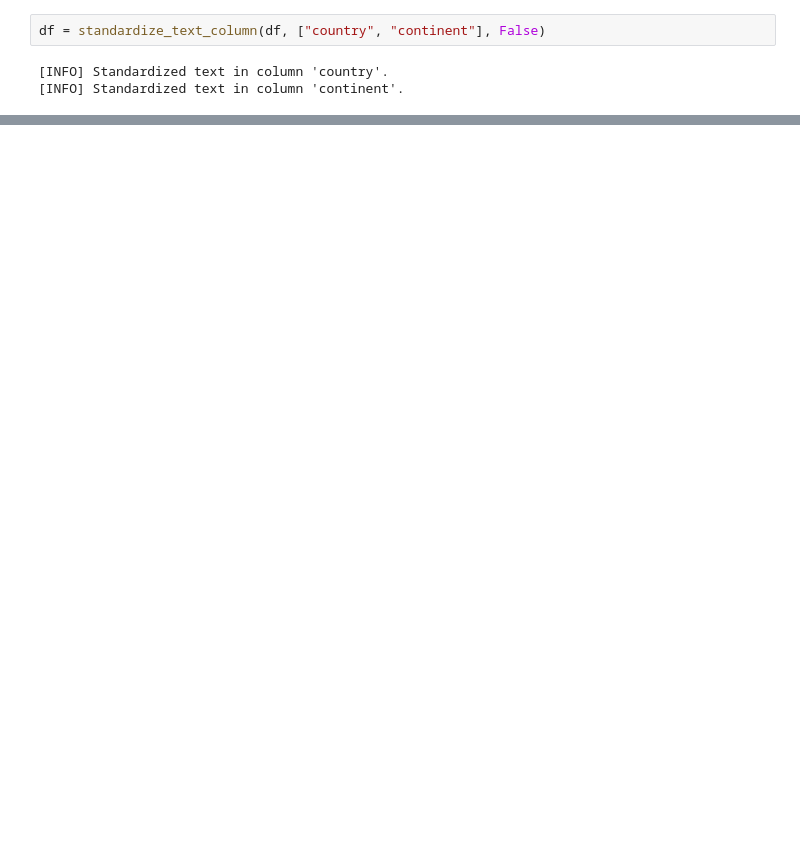
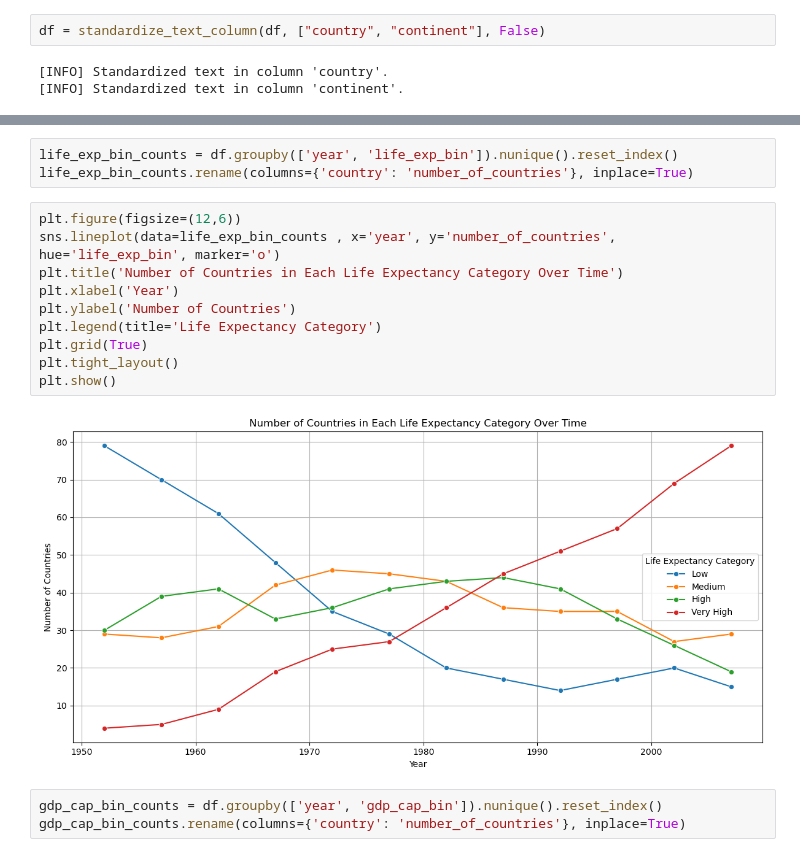
Before and after one commit to sepehr-amooei/Full-Stack-Data-Analysis-Project, a Jupyter notebook: notebooks/exploration.ipynb, the cells around one changed output, grey strips where cells are left out. Drawn from its saved outputs; the diff is of its cells as text; blank space fills up the shorter version.

```diff
--- a/notebooks/exploration.ipynb
+++ b/notebooks/exploration.ipynb
@@ -118,0 +192,18 @@ print(df.head())
+# %%
+life_exp_bin_counts = df.groupby(['year', 'life_exp_bin']).nunique().reset_index()
+life_exp_bin_counts.rename(columns={'country': 'number_of_countries'}, inplace=True)
+# %%
+plt.figure(figsize=(12,6))
+sns.lineplot(data=life_exp_bin_counts , x='year', y='number_of_countries', hue='life_exp_bin', marker='o')
+plt.title('Number of Countries in Each Life Expectancy Category Over Time')
+plt.xlabel('Year')
+plt.ylabel('Number of Countries')
+plt.legend(title='Life Expectancy Category')
+plt.grid(True)
+plt.tight_layout()
+plt.show()
+# %% [output]
+[figure, added]
+# %%
+gdp_cap_bin_counts = df.groupby(['year', 'gdp_cap_bin']).nunique().reset_index()
+gdp_cap_bin_counts.rename(columns={'country': 'number_of_countries'}, inplace=True)
```
Also changed, not shown: parts of 11 cells of this notebook.
